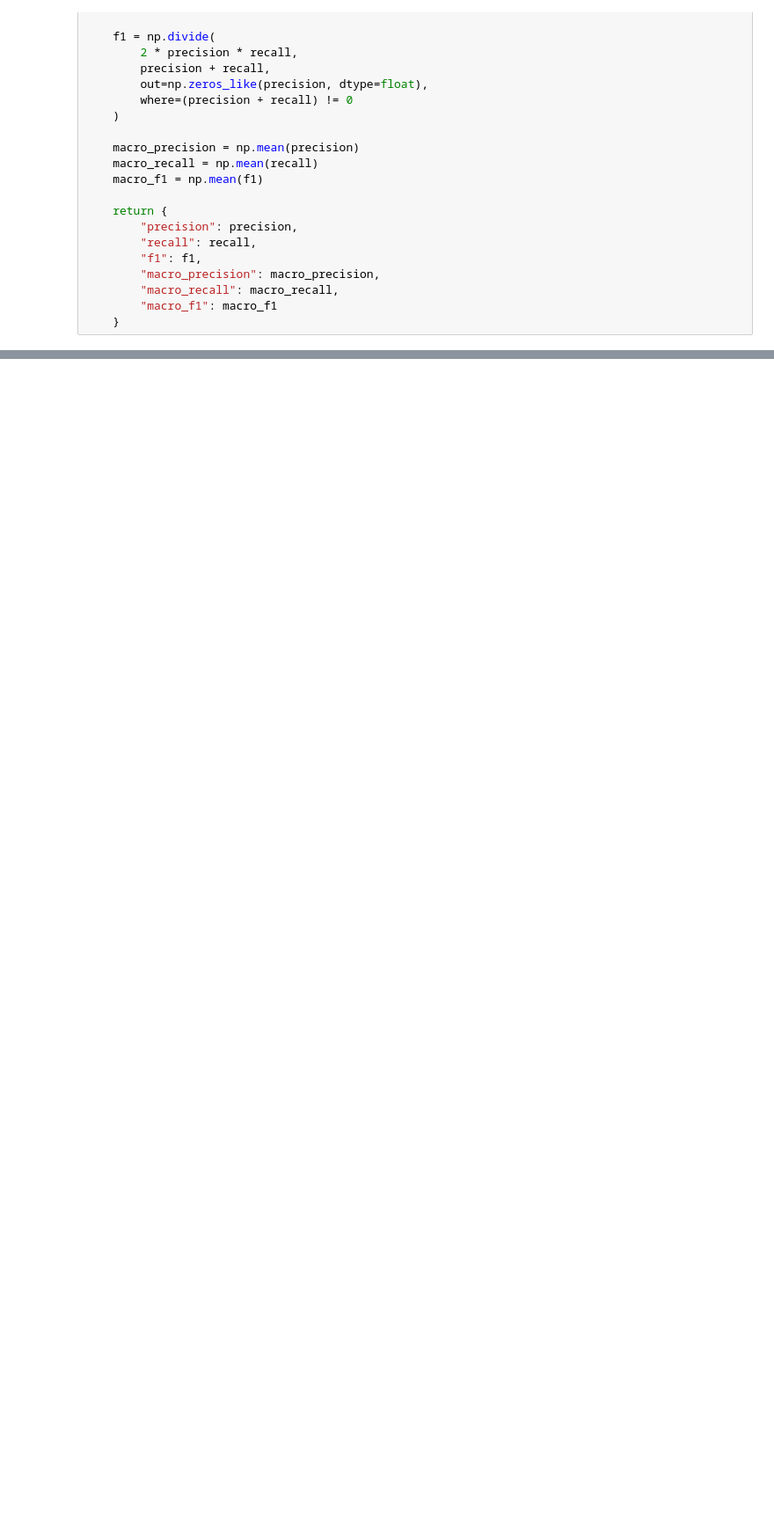
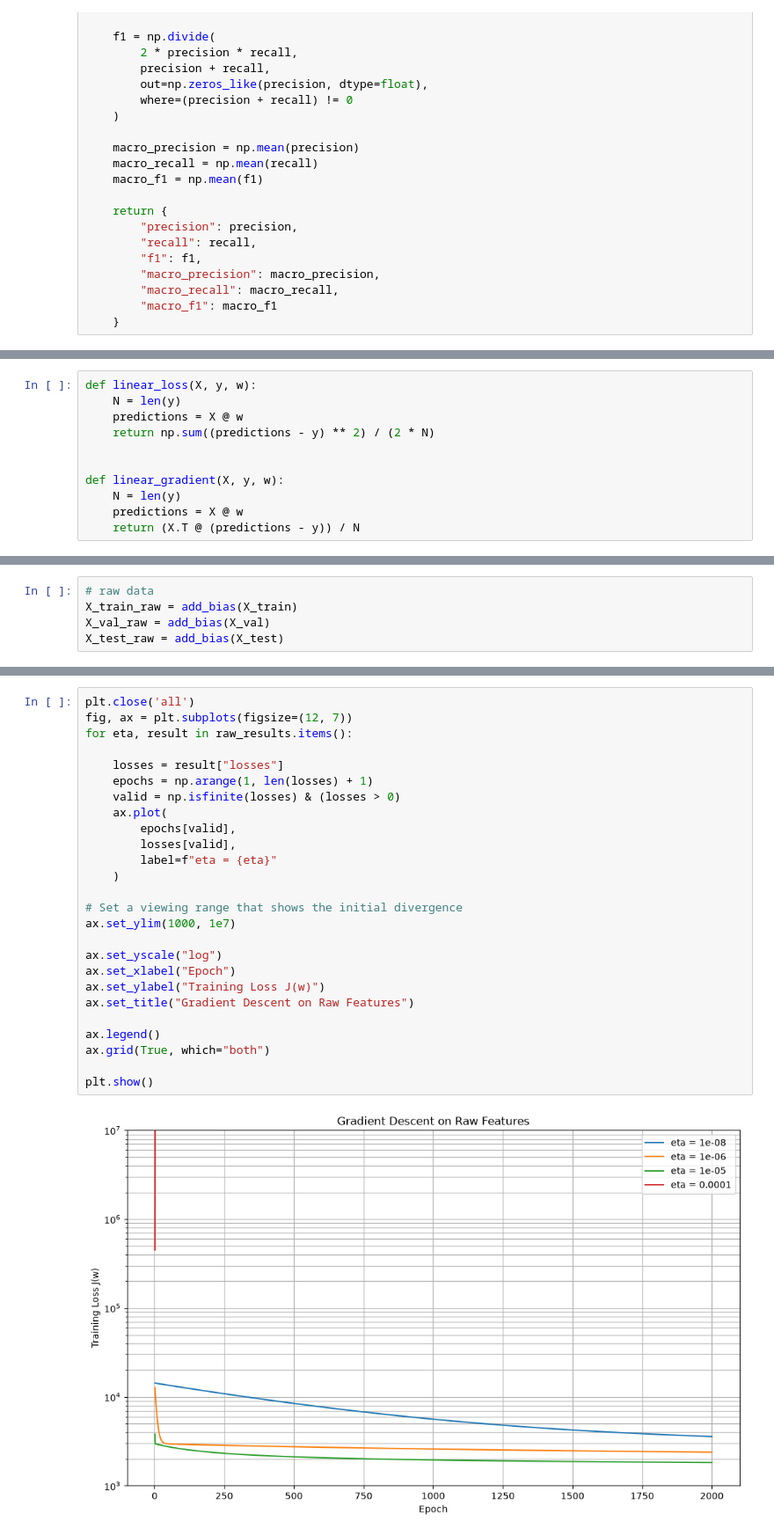
Before and after one commit to asmaa580/Linear-Models-and-Support-Vector-Machines, a Jupyter notebook: notebbok1.ipynb, the cells around one changed output, grey strips where cells are left out. Shown at 88% size. Drawn from its saved outputs; the diff is of its cells as text; blank space fills up the shorter version.

Commit message:
complete linear regression

```diff
--- a/notebbok1.ipynb
+++ b/notebbok1.ipynb
@@ -213,0 +514,11 @@ def classification_metrics(cm):
+# %%
+def linear_loss(X, y, w):
+    N = len(y)
+    predictions = X @ w
+    return np.sum((predictions - y) ** 2) / (2 * N)
+
+
+def linear_gradient(X, y, w):
+    N = len(y)
+    predictions = X @ w
+    return (X.T @ (predictions - y)) / N
@@ -213,0 +703,5 @@ def classification_metrics(cm):
+# %%
+# raw data
+X_train_raw = add_bias(X_train)
+X_val_raw = add_bias(X_val)
+X_test_raw = add_bias(X_test)
@@ -213,0 +791,28 @@ def classification_metrics(cm):
+# %%
+plt.close('all')
+fig, ax = plt.subplots(figsize=(12, 7))
+for eta, result in raw_results.items():
+
+    losses = result["losses"]
+    epochs = np.arange(1, len(losses) + 1)
+    valid = np.isfinite(losses) & (losses > 0)
+    ax.plot(
+        epochs[valid],
+        losses[valid],
+        label=f"eta = {eta}"
+    )
+
+# Set a viewing range that shows the initial divergence
+ax.set_ylim(1000, 1e7)
+
+ax.set_yscale("log")
+ax.set_xlabel("Epoch")
+ax.set_ylabel("Training Loss J(w)")
+ax.set_title("Gradient Descent on Raw Features")
+
+ax.legend()
+ax.grid(True, which="both")
+
+plt.show()
+# %% [output]
+[figure, added]
```
Also changed, not shown: parts of 68 cells of this notebook.
